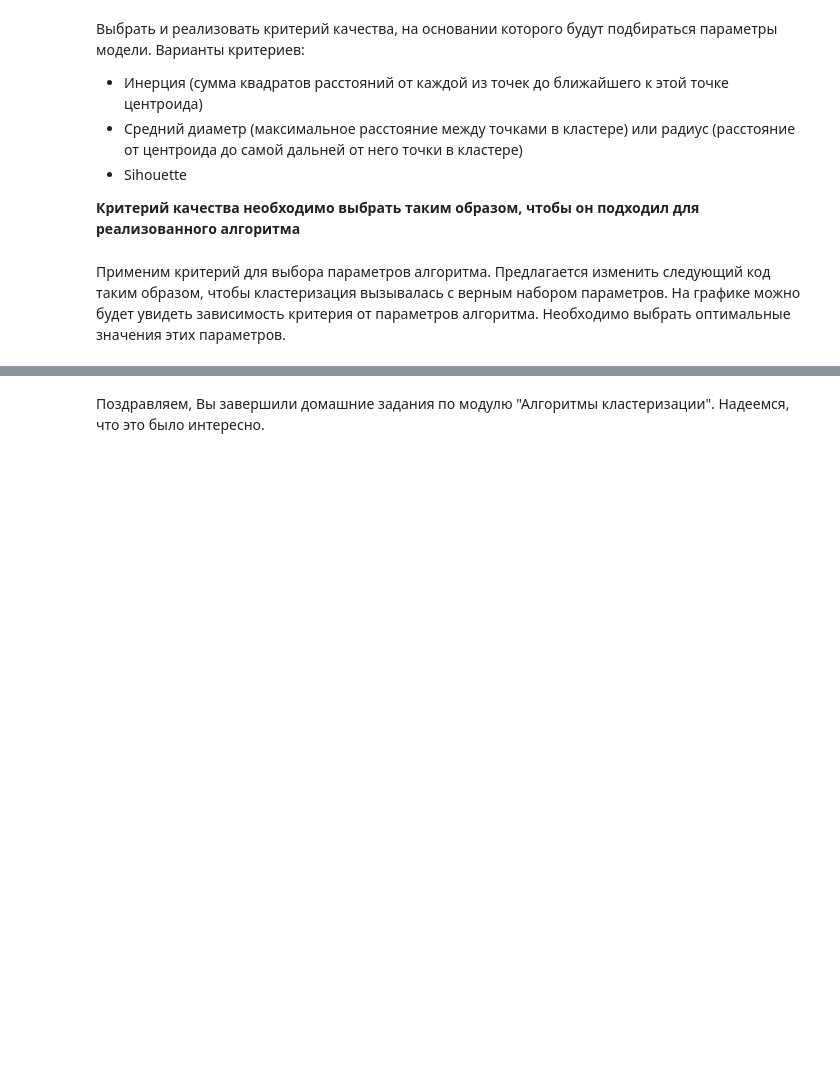
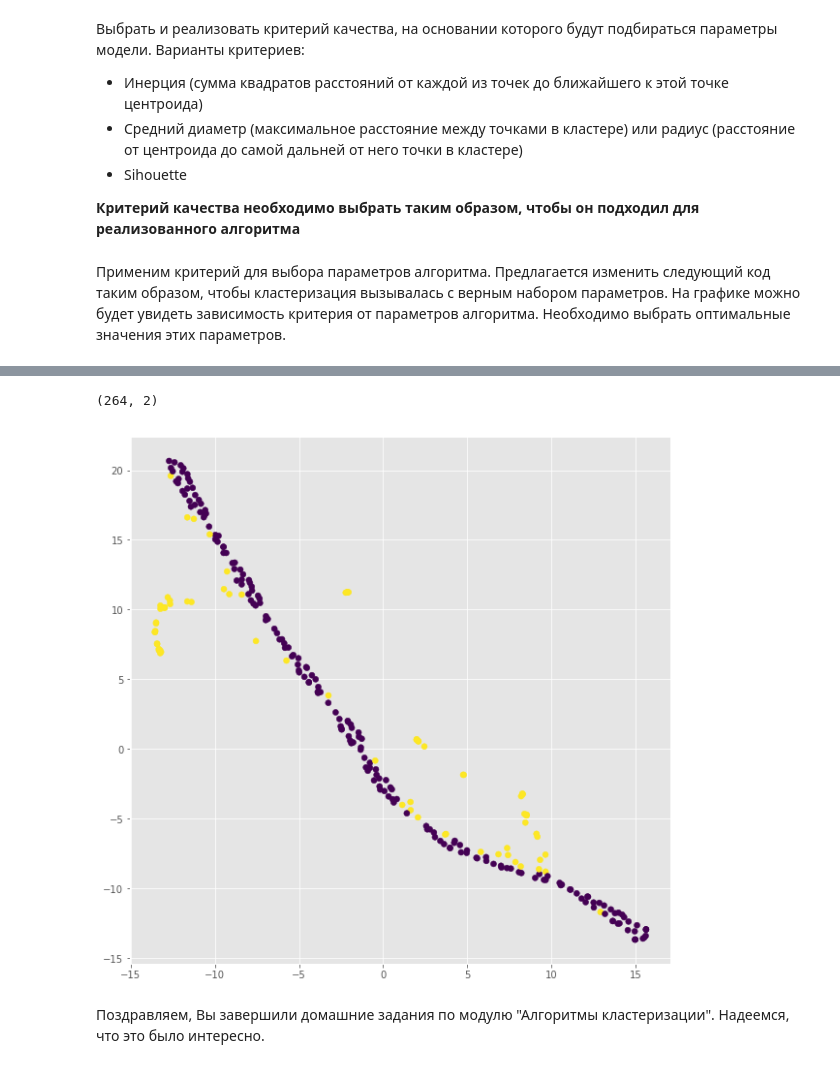
Before and after one commit to Jusill/data, a Jupyter notebook: Konstantinovsky_hw5.ipynb, the cells around one changed output, grey strips where cells are left out. Cells and saved outputs as stored; diff of their text form; code cells hidden in the pictures; blank space fills up the shorter version.

```diff
--- a/Konstantinovsky_hw5.ipynb
+++ b/Konstantinovsky_hw5.ipynb
@@ -368,0 +402,22 @@ df.head()
+# %%
+df_ = df_.fillna(df_.mean())
+df_ = df_.dropna(axis=1, how='all')
+#del df_['Surface area (sq. km)']
+del df_['Agricultural methane emissions (thousand metric tons of CO2 equivalent)']
+del df_['Urban population']
+del df_['Nitrous oxide emissions in energy sector (thousand metric tons of CO2 equivalent)']
+del df_['Methane emissions in energy sector (thousand metric tons of CO2 equivalent)']
+del df_['Agricultural nitrous oxide emissions (thousand metric tons of CO2 equivalent)']
+del df_['Population growth (annual %)']
+
+del df_['Population density (people per sq. km of land area)']
+del df_['Rural population']
+
+del df_['Rural population (% of total population)']
+del df_['Urban population growth (annual %)']
+
+del df_['Surface area (sq. km)']
+#del df_['Population, total']
+del df_['Land area (sq. km)']
+
+df_.head()
@@ -368,0 +432,8 @@ df.head()
+# %%
+x = StandardScaler().fit_transform(df_)
+x.shape
+# %% [output]
+(264, 2)
+# %%
+clf = Clustering(k=2)
+y = clf.fit_predict(x)
@@ -368,0 +443,9 @@ df.head()
+# %%
+x_tsne = TSNE(n_components=2).fit_transform(x)
+# %%
+pl.figure(figsize=(10, 10))
+pl.scatter(x_tsne[:, 0], x_tsne[:, 1], c=y)
+
+pl.show()
+# %% [output]
+[figure, added]
```
Also changed, not shown: parts of 10 cells of this notebook.
